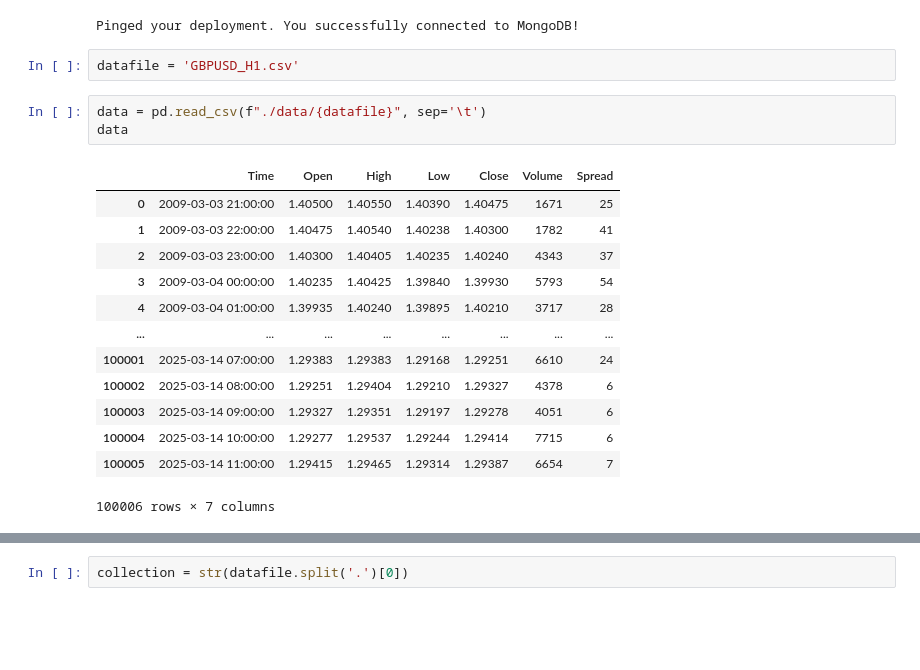
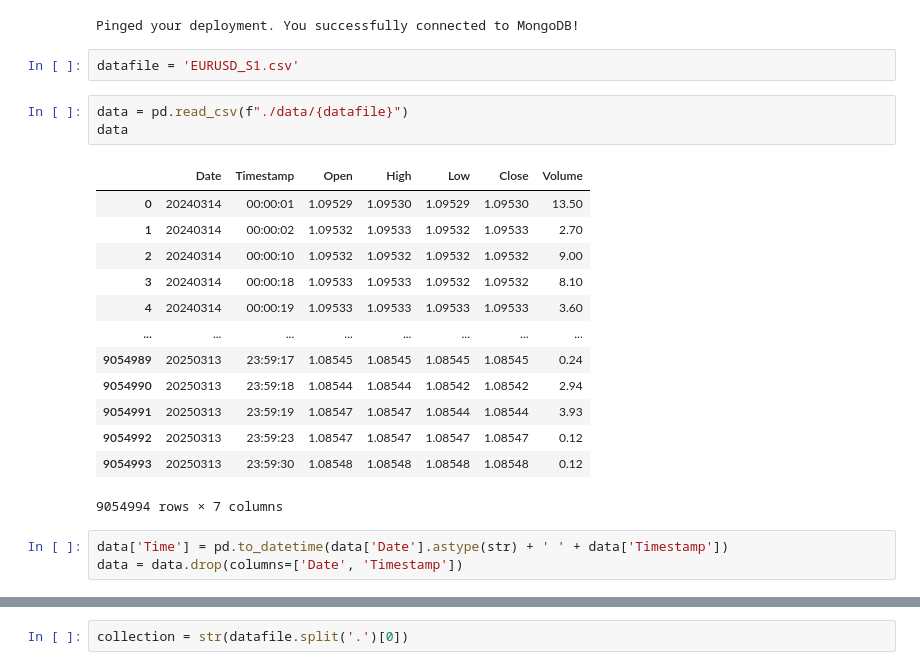
Before and after one commit to LeeMinNguyeen/ML-final, a Jupyter notebook: backend/input.ipynb, the cells around one changed output, grey strips where cells are left out. Saved outputs shown, nothing was run; the diff lists cells and outputs as text; blank space fills up the shorter version.

```diff
--- a/backend/input.ipynb
+++ b/backend/input.ipynb
@@ -7,21 +7,24 @@ conn.connects()
 # %% [output]
 Pinged your deployment. You successfully connected to MongoDB!
 # %%
-datafile = 'GBPUSD_H1.csv'
+datafile = 'EURUSD_S1.csv'
 # %%
-data = pd.read_csv(f"./data/{datafile}", sep='\t')
+data = pd.read_csv(f"./data/{datafile}")
 data
 # %% [output]
-|  | Time | Open | High | Low | Close | Volume | Spread |
-| 0 | 2009-03-03 21:00:00 | 1.40500 | 1.40550 | 1.40390 | 1.40475 | 1671 | 25 |
-| 1 | 2009-03-03 22:00:00 | 1.40475 | 1.40540 | 1.40238 | 1.40300 | 1782 | 41 |
-| 2 | 2009-03-03 23:00:00 | 1.40300 | 1.40405 | 1.40235 | 1.40240 | 4343 | 37 |
-| 3 | 2009-03-04 00:00:00 | 1.40235 | 1.40425 | 1.39840 | 1.39930 | 5793 | 54 |
-| 4 | 2009-03-04 01:00:00 | 1.39935 | 1.40240 | 1.39895 | 1.40210 | 3717 | 28 |
+|  | Date | Timestamp | Open | High | Low | Close | Volume |
+| 0 | 20240314 | 00:00:01 | 1.09529 | 1.09530 | 1.09529 | 1.09530 | 13.50 |
+| 1 | 20240314 | 00:00:02 | 1.09532 | 1.09533 | 1.09532 | 1.09533 | 2.70 |
+| 2 | 20240314 | 00:00:10 | 1.09532 | 1.09532 | 1.09532 | 1.09532 | 9.00 |
+| 3 | 20240314 | 00:00:18 | 1.09533 | 1.09533 | 1.09532 | 1.09532 | 8.10 |
+| 4 | 20240314 | 00:00:19 | 1.09533 | 1.09533 | 1.09533 | 1.09533 | 3.60 |
 | ... | ... | ... | ... | ... | ... | ... | ... |
-| 100001 | 2025-03-14 07:00:00 | 1.29383 | 1.29383 | 1.29168 | 1.29251 | 6610 | 24 |
-| 100002 | 2025-03-14 08:00:00 | 1.29251 | 1.29404 | 1.29210 | 1.29327 | 4378 | 6 |
-| 100003 | 2025-03-14 09:00:00 | 1.29327 | 1.29351 | 1.29197 | 1.29278 | 4051 | 6 |
-| 100004 | 2025-03-14 10:00:00 | 1.29277 | 1.29537 | 1.29244 | 1.29414 | 7715 | 6 |
-| 100005 | 2025-03-14 11:00:00 | 1.29415 | 1.29465 | 1.29314 | 1.29387 | 6654 | 7 |
+| 9054989 | 20250313 | 23:59:17 | 1.08545 | 1.08545 | 1.08545 | 1.08545 | 0.24 |
+| 9054990 | 20250313 | 23:59:18 | 1.08544 | 1.08544 | 1.08542 | 1.08542 | 2.94 |
+| 9054991 | 20250313 | 23:59:19 | 1.08547 | 1.08547 | 1.08544 | 1.08544 | 3.93 |
+| 9054992 | 20250313 | 23:59:23 | 1.08547 | 1.08547 | 1.08547 | 1.08547 | 0.12 |
+| 9054993 | 20250313 | 23:59:30 | 1.08548 | 1.08548 | 1.08548 | 1.08548 | 0.12 |
-100006 rows × 7 columns
+9054994 rows × 7 columns
+# %%
+data['Time'] = pd.to_datetime(data['Date'].astype(str) + ' ' + data['Timestamp'])
+data = data.drop(columns=['Date', 'Timestamp'])
```
Also changed, not shown: parts of 4 cells of this notebook, 2 other files.
